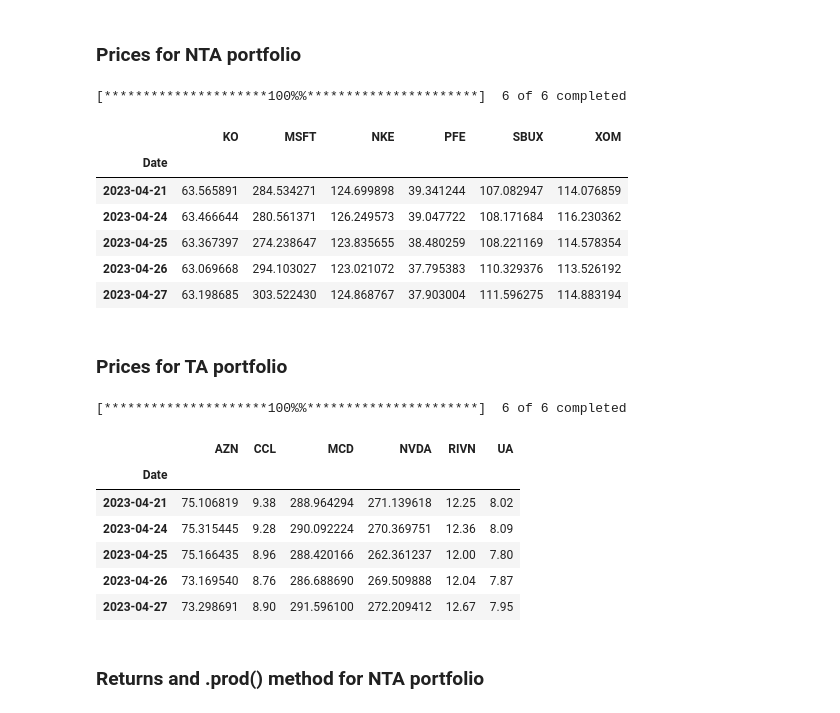
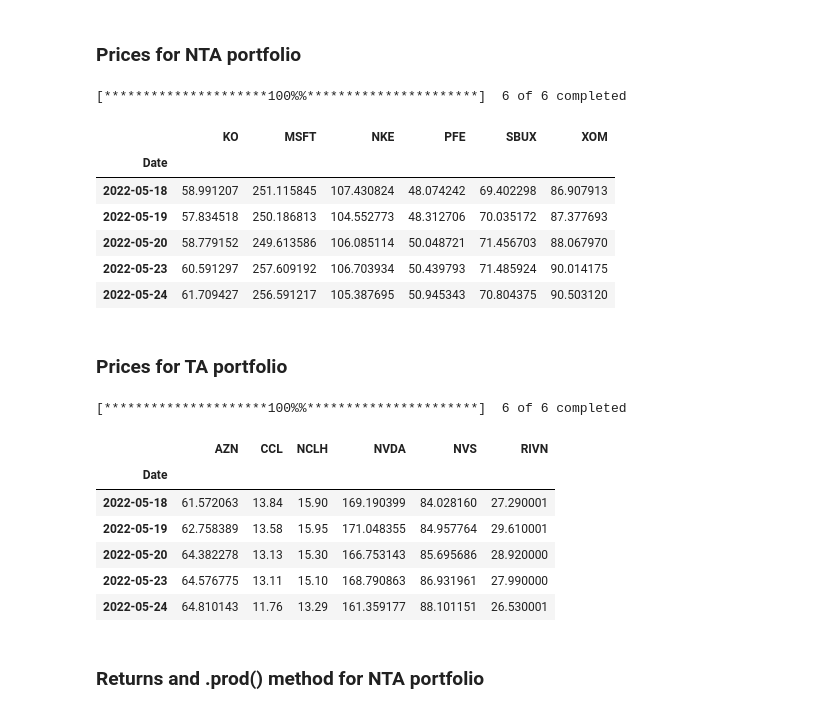
Before and after one commit to raketic-ognjen/Market-Watch-Tech-Analysis, a Jupyter notebook: TechAnalysis_Team6.ipynb, the cells around one changed output. Drawn from its saved outputs; the diff is of its cells as text; code cells hidden in the pictures.

```diff
--- a/TechAnalysis_Team6.ipynb
+++ b/TechAnalysis_Team6.ipynb
@@ -73,37 +73,37 @@ According to TA starting portfolio, we use 6 companies:
 ntaportf= ['SBUX', 'KO', 'MSFT','PFE', 'NKE', 'XOM']
 
 #Technical Analysis portfolio start
-taportf = ['AZN', 'NVDA', 'UA', 'RIVN', 'CCL', 'MCD']
+taportf = ['AZN', 'NVDA', 'NVS', 'RIVN', 'CCL', 'NCLH']
 # %% [markdown]
 ### Prices for NTA portfolio
 # %%
-#Prices for non Technical Analysis portfolio from 21th April to 18th May
-ntaprices= yf.download(ntaportf, start='2023-04-21',end='2023-05-18')['Adj Close']
+#Prices for non Technical Analysis portfolio from 18th May 2022 to 18th May 2023
+ntaprices= yf.download(ntaportf, start='2022-05-18',end='2023-05-18')['Adj Close']
 ntaprices.head()
 # %% [output]
 [*********************100%%**********************]  6 of 6 completed
 |  | KO | MSFT | NKE | PFE | SBUX | XOM |
 | Date |  |  |  |  |  |  |
-| 2023-04-21 | 63.565891 | 284.534271 | 124.699898 | 39.341244 | 107.082947 | 114.076859 |
-| 2023-04-24 | 63.466644 | 280.561371 | 126.249573 | 39.047722 | 108.171684 | 116.230362 |
-| 2023-04-25 | 63.367397 | 274.238647 | 123.835655 | 38.480259 | 108.221169 | 114.578354 |
-| 2023-04-26 | 63.069668 | 294.103027 | 123.021072 | 37.795383 | 110.329376 | 113.526192 |
-| 2023-04-27 | 63.198685 | 303.522430 | 124.868767 | 37.903004 | 111.596275 | 114.883194 |
+| 2022-05-18 | 58.991207 | 251.115845 | 107.430824 | 48.074242 | 69.402298 | 86.907913 |
+| 2022-05-19 | 57.834518 | 250.186813 | 104.552773 | 48.312706 | 70.035172 | 87.377693 |
+| 2022-05-20 | 58.779152 | 249.613586 | 106.085114 | 50.048721 | 71.456703 | 88.067970 |
+| 2022-05-23 | 60.591297 | 257.609192 | 106.703934 | 50.439793 | 71.485924 | 90.014175 |
+| 2022-05-24 | 61.709427 | 256.591217 | 105.387695 | 50.945343 | 70.804375 | 90.503120 |
 # %% [markdown]
 ### Prices for TA portfolio
 # %%
-#Prices for Technical Analysis portfolio form 21th April to 18th May
-taprices = yf.download(taportf,start='2023-04-21', end='2023-05-18')['Adj Close']
+#Prices for Technical Analysis portfolio form 18th May 2022 to 18th May 2023
+taprices = yf.download(taportf,start='2022-05-18', end='2023-05-18')['Adj Close']
 taprices.head()
 # %% [output]
 [*********************100%%**********************]  6 of 6 completed
-|  | AZN | CCL | MCD | NVDA | RIVN | UA |
+|  | AZN | CCL | NCLH | NVDA | NVS | RIVN |
 | Date |  |  |  |  |  |  |
-| 2023-04-21 | 75.106819 | 9.38 | 288.964294 | 271.139618 | 12.25 | 8.02 |
-| 2023-04-24 | 75.315445 | 9.28 | 290.092224 | 270.369751 | 12.36 | 8.09 |
-| 2023-04-25 | 75.166435 | 8.96 | 288.420166 | 262.361237 | 12.00 | 7.80 |
-| 2023-04-26 | 73.169540 | 8.76 | 286.688690 | 269.509888 | 12.04 | 7.87 |
-| 2023-04-27 | 73.298691 | 8.90 | 291.596100 | 272.209412 | 12.67 | 7.95 |
+| 2022-05-18 | 61.572063 | 13.84 | 15.90 | 169.190399 | 84.028160 | 27.290001 |
+| 2022-05-19 | 62.758389 | 13.58 | 15.95 | 171.048355 | 84.957764 | 29.610001 |
+| 2022-05-20 | 64.382278 | 13.13 | 15.30 | 166.753143 | 85.695686 | 28.920000 |
+| 2022-05-23 | 64.576775 | 13.11 | 15.10 | 168.790863 | 86.931961 | 27.990000 |
+| 2022-05-24 | 64.810143 | 11.76 | 13.29 | 161.359177 | 88.101151 | 26.530001 |
 # %% [markdown]
 ### Returns and .prod() method for NTA portfolio
 # %%
```
Also changed, not shown: parts of 50 cells of this notebook.
